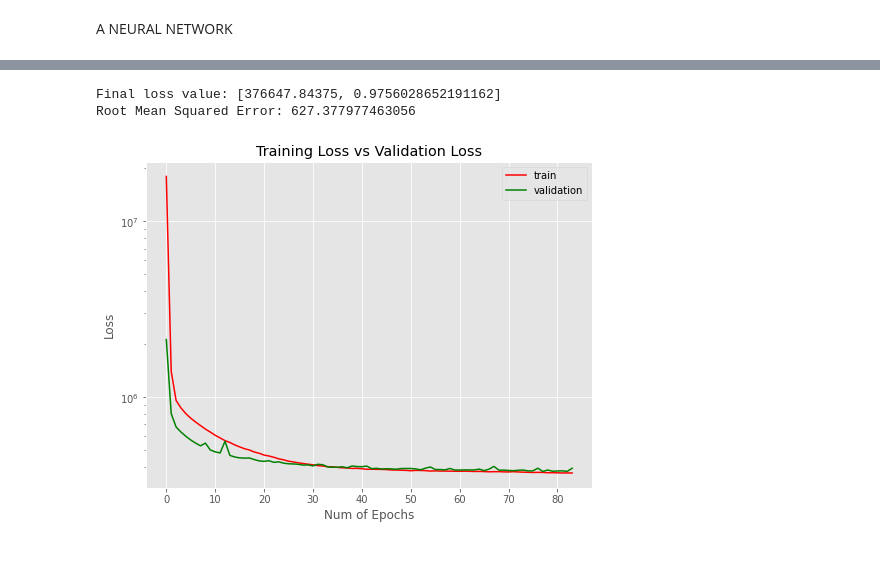
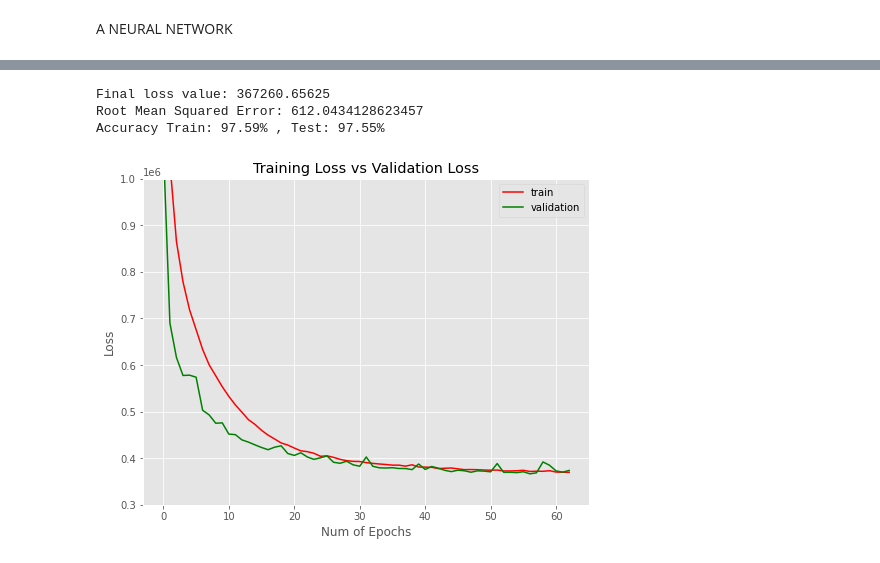
Before and after one commit to K-Domar/MyRepo, a Jupyter notebook: Diamond_MachineLearning.ipynb, the cells around one changed output, grey strips where cells are left out. Drawn from its saved outputs; the diff is of its cells as text; code cells hidden in the pictures.

```diff
--- a/Diamond_MachineLearning.ipynb
+++ b/Diamond_MachineLearning.ipynb
@@ -229,10 +229,20 @@ A NEURAL NETWORK
 # Building a model
 
 model = Sequential()
-model.add(Dense(26, activation='relu', input_shape=(26,)))
-model.add(Dense(26, activation='relu'))
-model.add(Dense(26, activation='relu'))
+model.add(Dense(52, activation='relu', input_shape=(26,)))
+model.add(Dense(52, activation='relu'))
+model.add(Dense(52, activation='relu'))
+model.add(Dense(52, activation='relu'))
 model.add(Dense(1))
+
+# creat a metrics
+from keras import backend as K
+
+def coeff_determination(y_true, y_pred):
+    from keras import backend as K
+    SS_res =  K.sum(K.square( y_true-y_pred ))
+    SS_tot = K.sum(K.square( y_true - K.mean(y_true) ) )
+    return ( 1 - SS_res/(SS_tot + K.epsilon()) )
 
 model.compile(optimizer='adam', loss='mean_squared_error', metrics=[coeff_determination])
 
@@ -291,28 +301,29 @@ Epoch 84/100
 scores_train = model.evaluate(X_train, y_train, verbose=0)
 scores_test  = model.evaluate(X_test,  y_test,  verbose=0)
 
-print("Final loss value:",scores_train)
+print("Final loss value:",scores_train[0])
 y_model = model.predict(X_test)
 rmse = np.sqrt(MSE(y_test, y_model))
 print("Root Mean Squared Error: {}".format(rmse))
 
-score_test = ((y_test.values - y_model) ** 2)/((y_test.values - (y_test.values).mean()) ** 2)
+print("Accuracy Train: %.2f%% , Test: %.2f%% " % (scores_train[1]*100, scores_test[1]*100 ))
 # %% [output]
-Final loss value: [376647.84375, 0.9756028652191162]
-Root Mean Squared Error: 627.377977463056
+Final loss value: 367260.65625
+Root Mean Squared Error: 612.0434128623457
+Accuracy Train: 97.59% , Test: 97.55%
 # %%
 n_epochs = len(model_fit.history['loss'])
 
 plt.figure(1)
 plt.plot(model_fit.history['loss'],'r')
 plt.plot(model_fit.history['val_loss'],'g')
 plt.xticks(np.arange(0, n_epochs, 10.0))
 plt.rcParams['figure.figsize'] = (8, 6)
-plt.yscale("log")
+plt.ylim(300000,1000000)
 plt.xlabel("Num of Epochs")
 plt.ylabel("Loss")
 plt.title("Training Loss vs Validation Loss")
 plt.legend(['train','validation'])
 plt.show()
 # %% [output]
-[figure, old version]
+[figure, new version]
```
Also changed, not shown: parts of 7 cells of this notebook.
